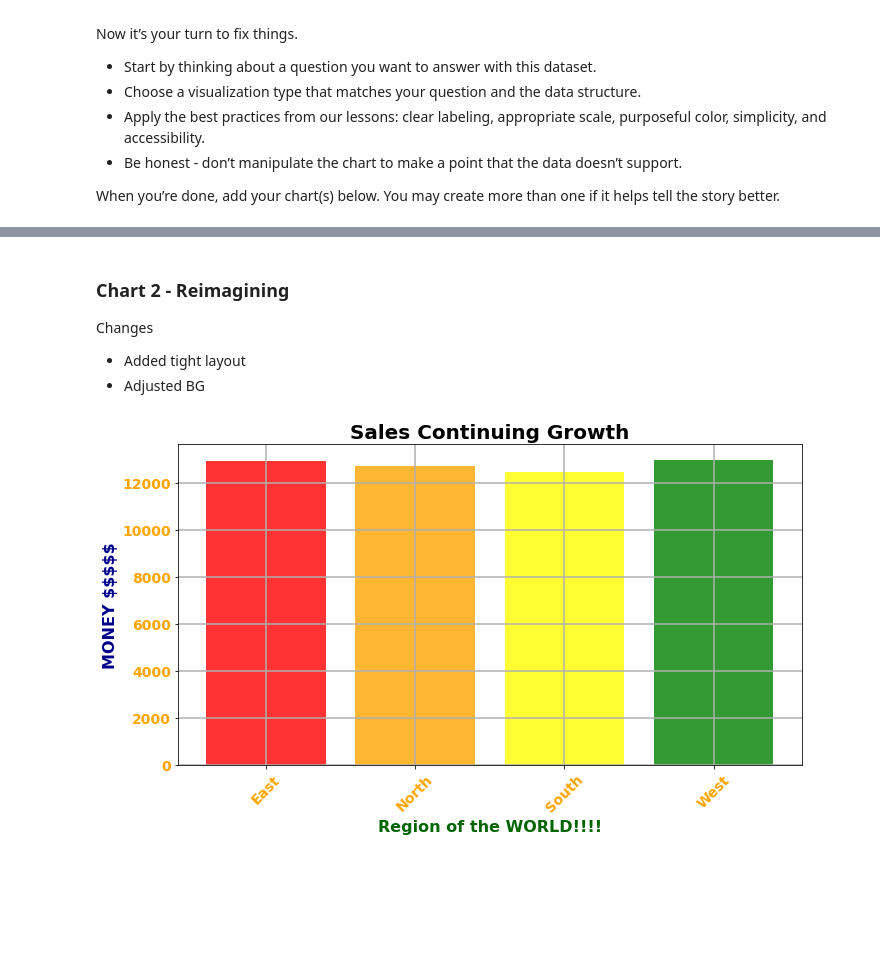
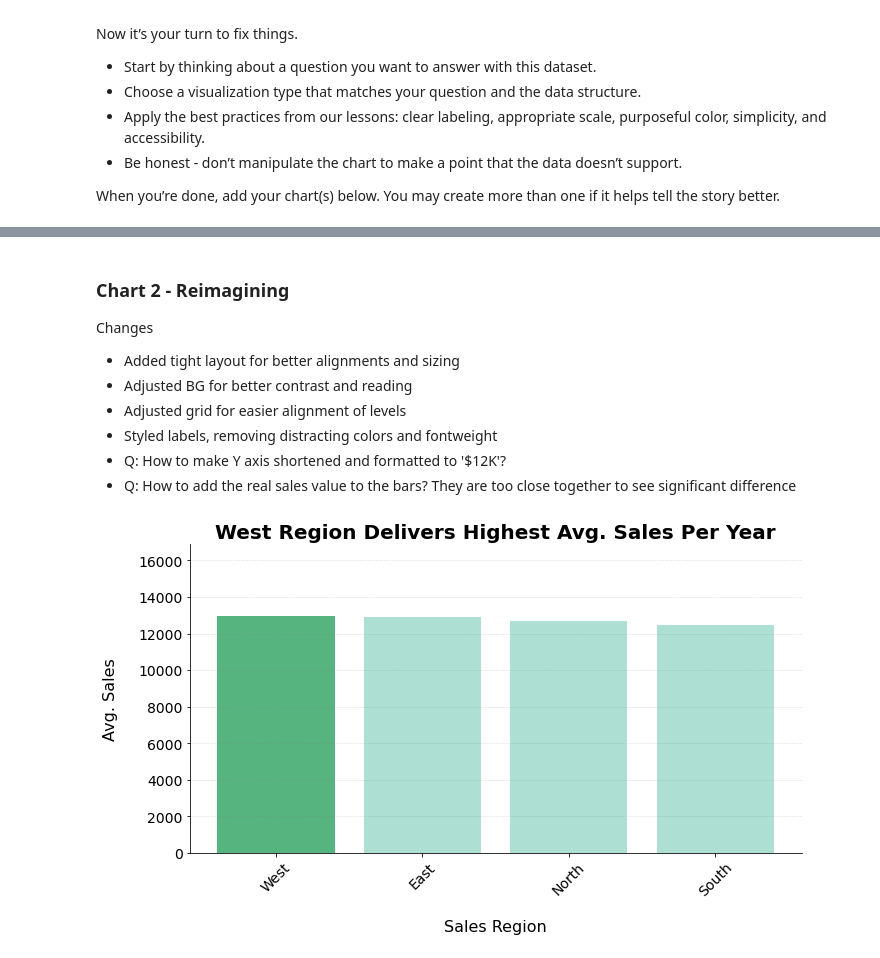
Before and after one commit to JonLar1/Data_Viz_Ethics_Challenge, a Jupyter notebook: data_viz_ethics_challenge.ipynb, the cells around one changed output, grey strips where cells are left out. Drawn from its saved outputs; the diff is of its cells as text; code cells hidden in the pictures; blank space fills up the shorter version.

Commit message:
Revised charts with new formatting and styling

```diff
--- a/data_viz_ethics_challenge.ipynb
+++ b/data_viz_ethics_challenge.ipynb
@@ -132,24 +151,39 @@ plt.show()
 ### Chart 2 - Reimagining
 
 Changes
-- Added tight layout
-- Adjusted BG
+- Added tight layout for better alignments and sizing
+- Adjusted BG for better contrast and reading
+- Adjusted grid for easier alignment of levels
+- Styled labels, removing distracting colors and fontweight
+- Q: How to make Y axis shortened and formatted to '$12K'?
+- Q: How to add the real sales value to the bars? They are too close together to see significant difference
 # %%
-plt.figure(figsize=(10,6))
+plt.figure(figsize=(10,6), facecolor='white')
+
 avg_sales = coffee_df.groupby("Region")["Sales"].mean().reset_index()
+avg_sales = avg_sales.sort_values("Sales", ascending=False)
 
-colors = ["red","orange","yellow","green","blue","purple"]
+colors = ["#2ca25f","#99d8c9","#99d8c9","#99d8c9","#99d8c9","#99d8c9"]
 
 plt.bar(avg_sales["Region"], avg_sales["Sales"],
         color=colors, alpha=0.8)
-plt.title("Sales Continuing Growth", fontsize=20, fontweight="bold", color="black")
-plt.grid(True, which='both', linestyle='-', linewidth=1.5)
-plt.xlabel("Region of the WORLD!!!!", fontsize=16, fontweight="bold", color="darkgreen")
-plt.ylabel("MONEY $$$$$", fontsize=16, fontweight="bold", color="darkblue")
-plt.xticks(rotation=45, fontsize=14, fontweight="bold", color="orange")
-plt.yticks(fontsize=14, fontweight="bold", color="orange")
+plt.title("West Region Delivers Highest Avg. Sales Per Year", fontsize=20, fontweight="bold", color="black")
+plt.grid(axis='y', alpha=0.3, linestyle='--', linewidth=0.5, color='gray')
+
+plt.xlabel("Sales Region", fontsize=16, color="#000000", labelpad=20)
+plt.ylabel("Avg. Sales", fontsize=16, color="#000000", labelpad=20)
+plt.ylim(0, avg_sales["Sales"].max() * 1.3)
+
+plt.xticks(rotation=45, fontsize=14, color="#000000")
+plt.yticks(fontsize=14, color="#000000")
+
+ax = plt.gca()
+ax.spines["top"].set_visible(False)
+ax.spines["right"].set_visible(False)
+ax.spines["bottom"].set_color("black")
+ax.spines["left"].set_color("black")
 
 plt.tight_layout()
 plt.show()
 # %% [output]
-[figure, old version]
+[figure, new version]
```
Also changed, not shown: parts of 2 cells of this notebook.
